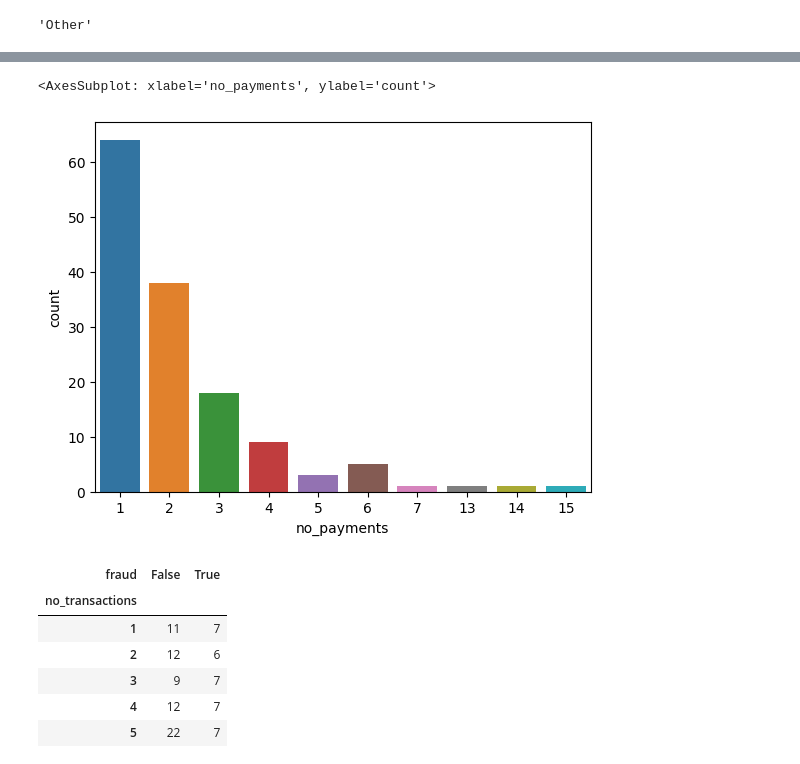
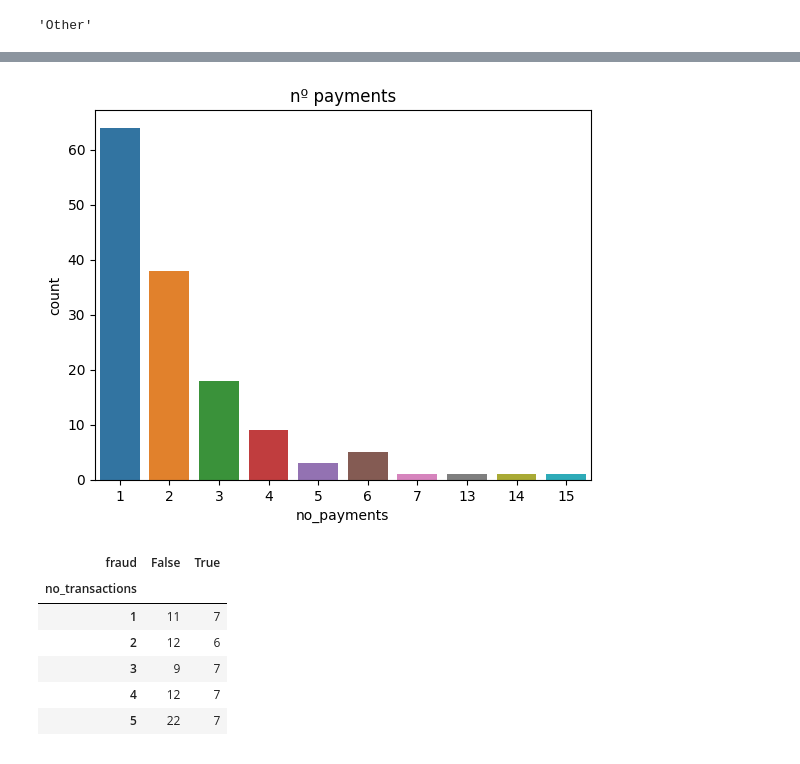
Before and after one commit to Paulabvc/Midproject-Ecommerce_fraud, a Jupyter notebook: notebooks/Proj.1.ipynb, the cells around one changed output, grey strips where cells are left out. Saved outputs shown, nothing was run; the diff lists cells and outputs as text; code cells hidden in the pictures.

```diff
--- a/notebooks/Proj.1.ipynb
+++ b/notebooks/Proj.1.ipynb
@@ -392,8 +394,8 @@ sns.countplot(x=dfc2.no_orders)
 # %%
-sns.countplot(x=dfc2.no_payments)
+sns.countplot(x=dfc2.no_payments).set(title='nº payments')
+plt.savefig('totalpay.png')
 # %% [output]
-<AxesSubplot: xlabel='no_payments', ylabel='count'>
-[figure, old version]
+[figure, new version]
 # %%
 pd.crosstab(dfc2.no_transactions, dfc.fraud)
 # %% [output]
```
Also changed, not shown: parts of 54 cells of this notebook, 34 other files.
